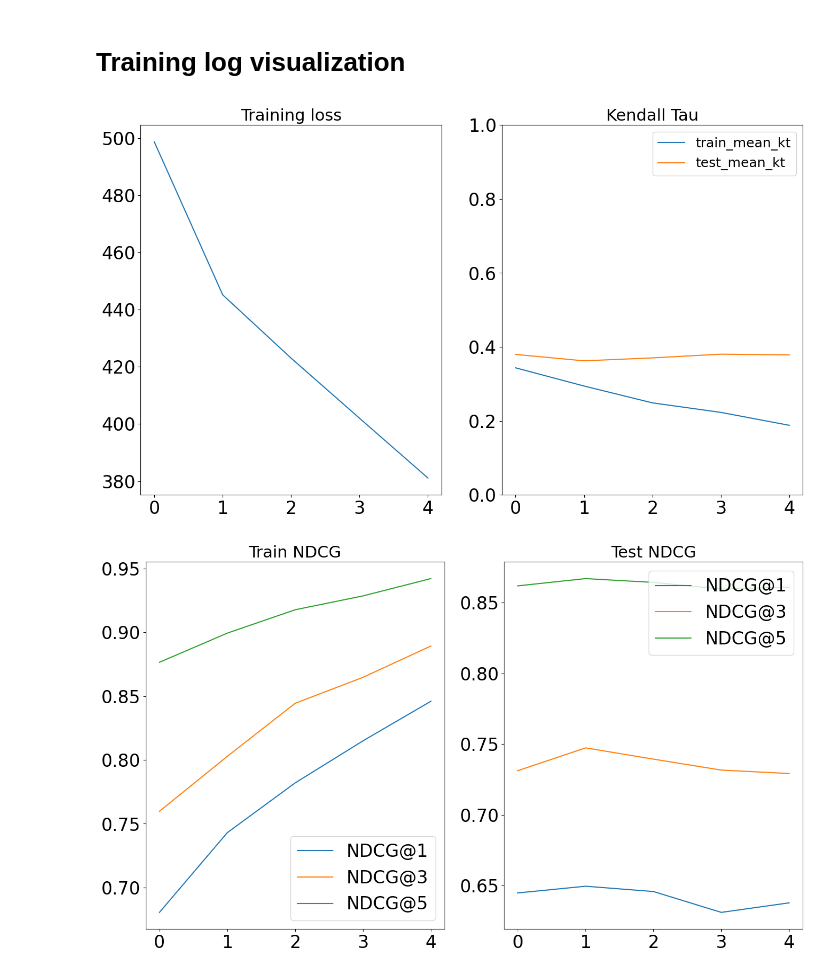
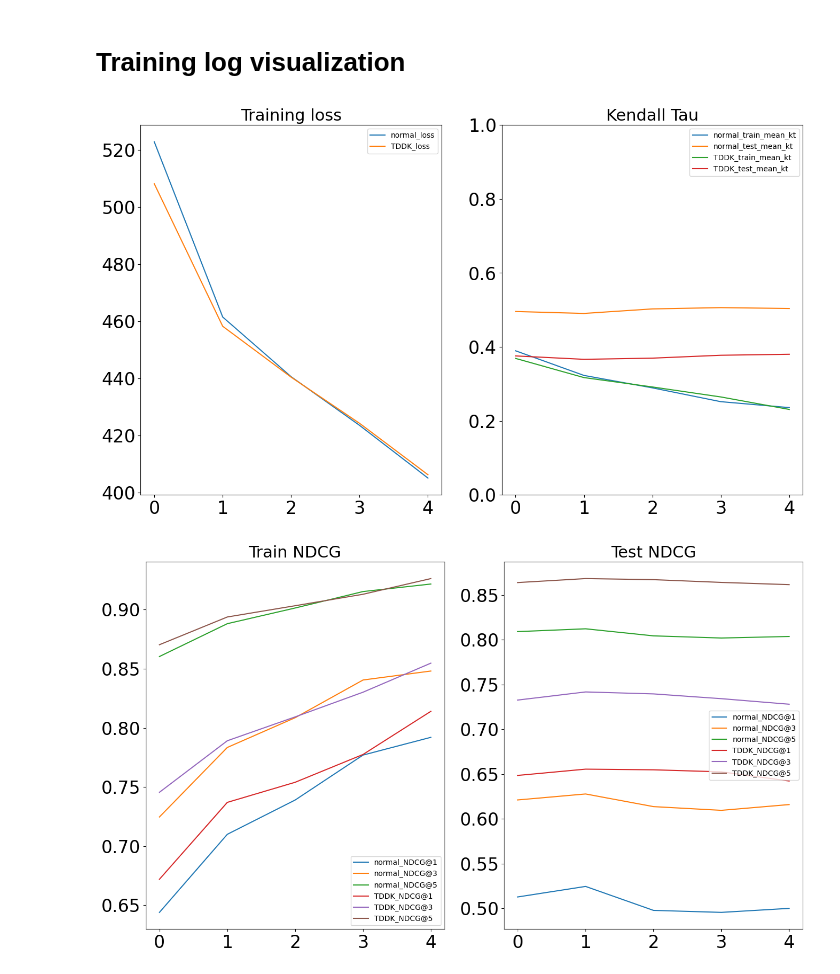
Before and after one commit to SMATousi/uws_vigir, a Jupyter notebook: notebooks/movies/RankingExperiments.ipynb, the cells around one changed output. Saved outputs shown, nothing was run; the diff lists cells and outputs as text; code cells hidden in the pictures.

```diff
--- a/notebooks/movies/RankingExperiments.ipynb
+++ b/notebooks/movies/RankingExperiments.ipynb
@@ -68,7 +88,9 @@ X_train, X_test, Y_train, Y_test = dataset.get_train_test_torch(use_weak_labels=
 ptwrapper.set_data(X_train=X_train, X_test=X_test,
                   Y_train=Y_train, Y_test=Y_test)
 model = ptwrapper.get_model()
-result = ptwrapper.train_model(model, verbose=1)
+
+# normal_result = ptwrapper.train_model(model, verbose=1)
+TDDK_results = ptwrapper.train_model(model, verbose=1)
 # %% [output]
 use_weak_labels:True, we will use weak labels
 Training data shape, X_train.shape torch.Size([500, 5, 205]) Y_train.shape torch.Size([500, 5])
@@ -91,39 +113,61 @@ The experiment result is saved in ../../tmp/results/movies/result_summary.pkl
 # Training log visualization
 # %%
 plt.rcParams['font.size'] = '24'
-losses = result['loss']
-train_tau = result['train_tau']
-test_tau = result['test_tau']
-train_ndcg1 = result['train_ndcg1']
-train_ndcg3 = result['train_ndcg3']
-train_ndcg5 = result['train_ndcg5']
-test_ndcg1 = result['test_ndcg1']
-test_ndcg3 = result['test_ndcg3']
-test_ndcg5 = result['test_ndcg5']
+
+normal_losses = normal_result['loss']
+normal_train_tau = normal_result['train_tau']
+normal_test_tau = normal_result['test_tau']
+normal_train_ndcg1 = normal_result['train_ndcg1']
+normal_train_ndcg3 = normal_result['train_ndcg3']
+normal_train_ndcg5 = normal_result['train_ndcg5']
+normal_test_ndcg1 = normal_result['test_ndcg1']
+normal_test_ndcg3 = normal_result['test_ndcg3']
+normal_test_ndcg5 = normal_result['test_ndcg5']
+
+TDDK_losses = TDDK_results['loss']
+TDDK_train_tau = TDDK_results['train_tau']
+TDDK_test_tau = TDDK_results['test_tau']
+TDDK_train_ndcg1 = TDDK_results['train_ndcg1']
+TDDK_train_ndcg3 = TDDK_results['train_ndcg3']
+TDDK_train_ndcg5 = TDDK_results['train_ndcg5']
+TDDK_test_ndcg1 = TDDK_results['test_ndcg1']
+TDDK_test_ndcg3 = TDDK_results['test_ndcg3']
+TDDK_test_ndcg5 = TDDK_results['test_ndcg5']
 
 
 fig, axes = plt.subplots(ncols=2, figsize=(16,9))
-axes[0].plot(losses)
+axes[0].plot(normal_losses, label='normal_loss')
 axes[0].set_title(f'Training loss', fontsize=22)
-axes[1].plot(train_tau, label='train_mean_kt')
-axes[1].plot(test_tau, label='test_mean_kt')
+axes[0].plot(TDDK_losses, label='TDDK_loss')
+axes[0].set_title(f'Training loss', fontsize=22)
+axes[0].legend(fontsize=10)
+axes[1].plot(normal_train_tau, label='normal_train_mean_kt')
+axes[1].plot(normal_test_tau, label='normal_test_mean_kt')
+axes[1].plot(TDDK_train_tau, label='TDDK_train_mean_kt')
+axes[1].plot(TDDK_test_tau, label='TDDK_test_mean_kt')
 axes[1].set_ylim(0,1)
-axes[1].legend(fontsize=18)
+axes[1].legend(fontsize=10)
 axes[1].set_title(f'Kendall Tau', fontsize=22)
 plt.show()
 
 fig, axes = plt.subplots(ncols=2, figsize=(16,9))
-axes[0].plot(train_ndcg1, label='NDCG@1')
-axes[0].plot(train_ndcg3, label='NDCG@3')
-axes[0].plot(train_ndcg5, label='NDCG@5')
-axes[0].legend()
+axes[0].plot(normal_train_ndcg1, label='normal_NDCG@1')
+axes[0].plot(normal_train_ndcg3, label='normal_NDCG@3')
+axes[0].plot(normal_train_ndcg5, label='normal_NDCG@5')
+axes[0].plot(TDDK_train_ndcg1, label='TDDK_NDCG@1')
+axes[0].plot(TDDK_train_ndcg3, label='TDDK_NDCG@3')
+axes[0].plot(TDDK_train_ndcg5, label='TDDK_NDCG@5')
+axes[0].legend(fontsize=10)
 axes[0].set_title(f'Train NDCG', fontsize=22)
-axes[1].plot(test_ndcg1, label='NDCG@1')
-axes[1].plot(test_ndcg3, label='NDCG@3')
-axes[1].plot(test_ndcg5, label='NDCG@5')
+axes[1].plot(normal_test_ndcg1, label='normal_NDCG@1')
+axes[1].plot(normal_test_ndcg3, label='normal_NDCG@3')
+axes[1].plot(normal_test_ndcg5, label='normal_NDCG@5')
+axes[1].plot(TDDK_test_ndcg1, label='TDDK_NDCG@1')
+axes[1].plot(TDDK_test_ndcg3, label='TDDK_NDCG@3')
+axes[1].plot(TDDK_test_ndcg5, label='TDDK_NDCG@5')
 axes[1].set_title(f'Test NDCG', fontsize=22)
-axes[1].legend()
+axes[1].legend(fontsize=10)
 plt.show()
 # %% [output]
-[figure, old version]
+[figure, new version]
-[figure, old version]
+[figure, new version]
```
Also changed, not shown: parts of 3 cells of this notebook, 5 other files.
